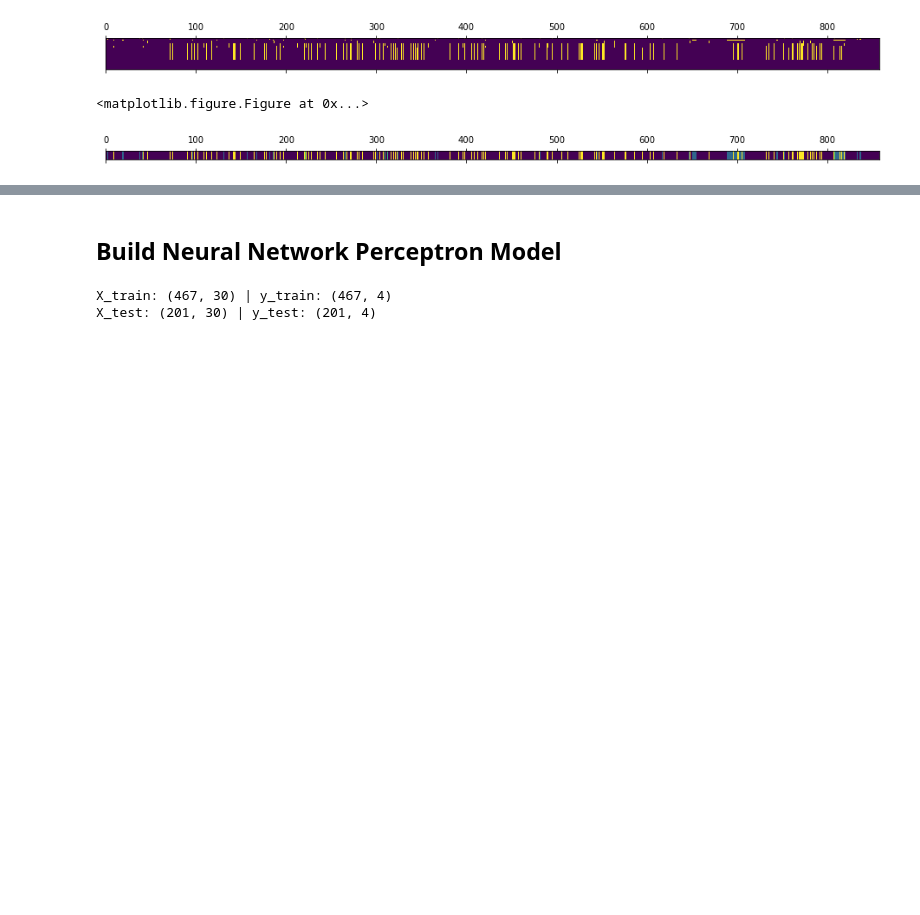
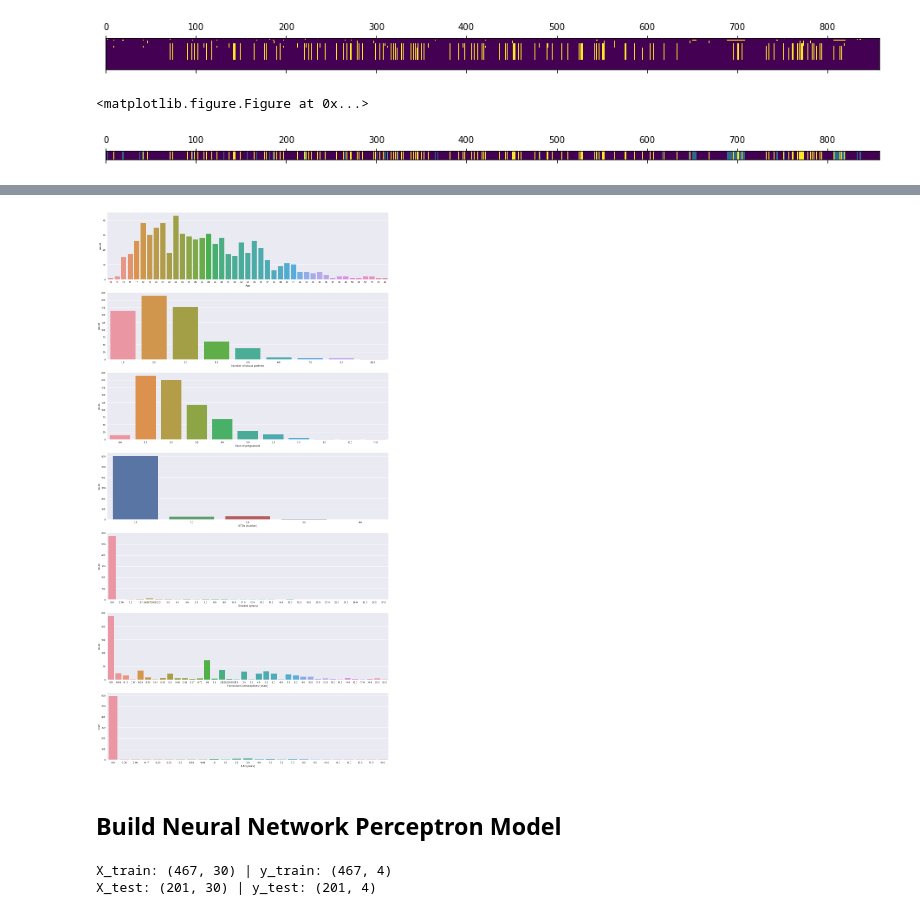
Before and after one commit to munozalexander/Cervical-Cancer-Risk, a Jupyter notebook: CervicalCancerNotebook.ipynb, the cells around one changed output, grey strips where cells are left out. Cells and saved outputs as stored; diff of their text form; code cells hidden in the pictures; blank space fills up the shorter version.

```diff
--- a/CervicalCancerNotebook.ipynb
+++ b/CervicalCancerNotebook.ipynb
@@ -137,3 +147,16 @@ test.to_csv('Data/test.csv')
+# %%
+fig, (ax1,ax2,ax3,ax4,ax5,ax6,ax7) = plt.subplots(7,1,figsize=(20,40))
+sns.countplot(data_drop['Age'], ax=ax1)
+sns.countplot(data_drop['Number of sexual partners'], ax=ax2)
+sns.countplot(data_drop['Num of pregnancies'], ax=ax3)
+sns.countplot(data_drop['STDs (number)'], ax=ax4)
+sns.countplot(data_drop['Smokes (years)'], ax=ax5)
+sns.countplot(data_drop['Hormonal Contraceptives (years)'], ax=ax6)
+sns.countplot(data_drop['IUD (years)'], ax=ax7)
+#plt.savefig('Figures/data_peek.png')
+plt.show()
+# %% [output]
+[figure, added]
 # %% [markdown]
 ## Build Neural Network Perceptron Model
 # %%
```
Also changed, not shown: parts of 5 cells of this notebook, 5 other files.
